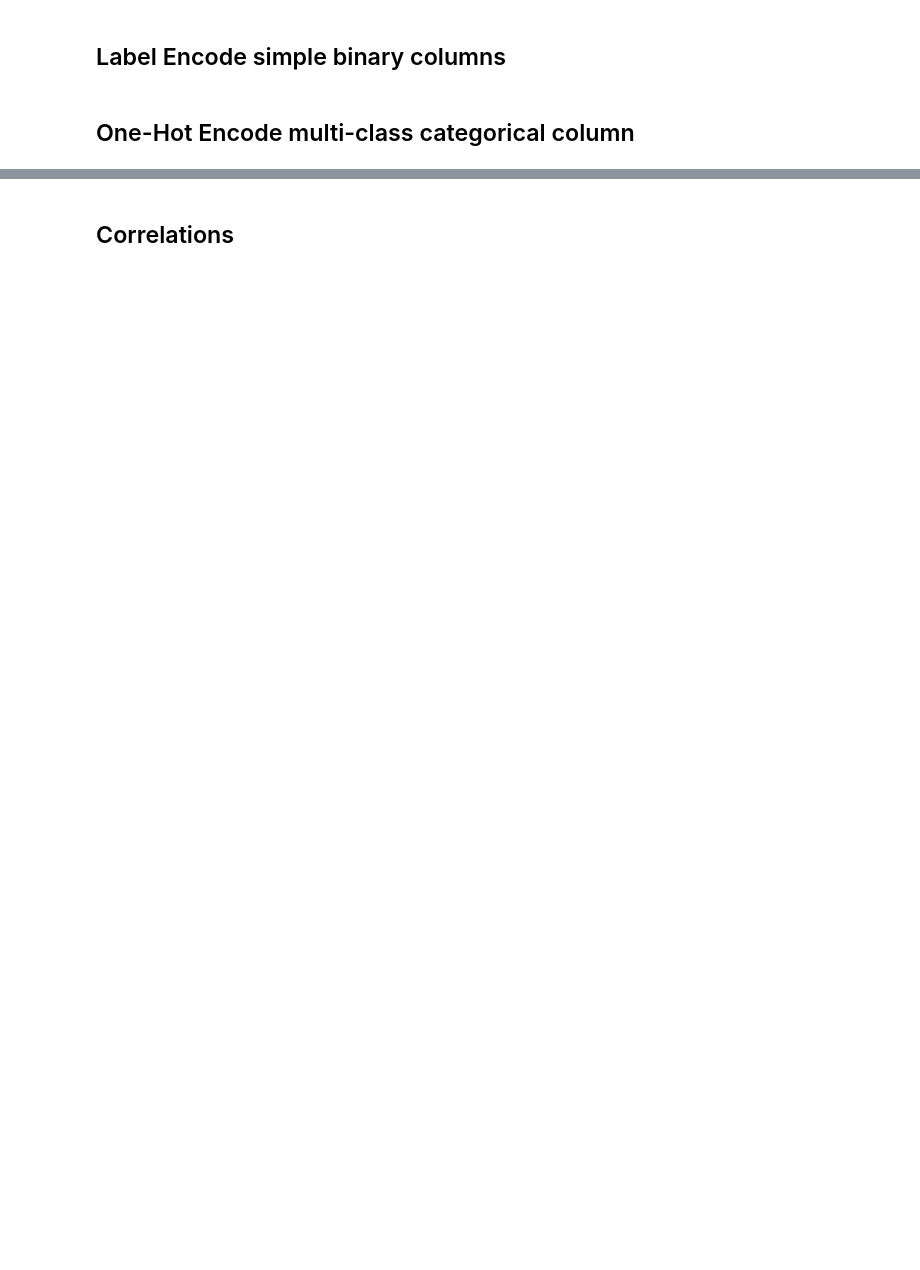
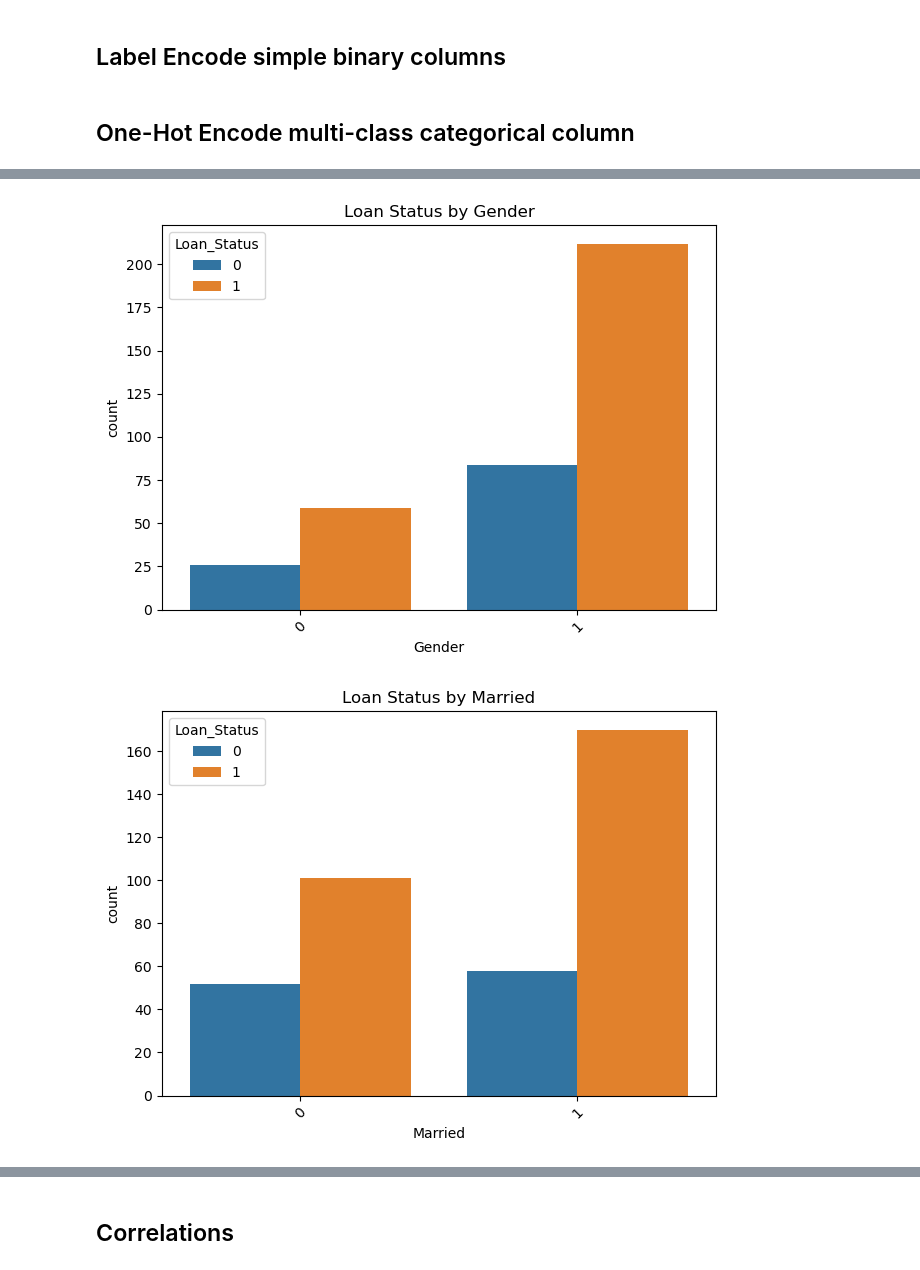
Before and after one commit to Shreevarthini/Loan-prediction, a Jupyter notebook: notebooks/data_exploration.ipynb, the cells around one changed output, grey strips where cells are left out. Cells and saved outputs as stored; diff of their text form; code cells hidden in the pictures; blank space fills up the shorter version.

```diff
--- a/notebooks/data_exploration.ipynb
+++ b/notebooks/data_exploration.ipynb
@@ -190,0 +198,12 @@ dtype: int64
+# %%
+categorical_features = ['Gender', 'Married', 'Education', 'Self_Employed', 'Property_Area_Urban', 'Property_Area_Semiurban']
+
+for col in categorical_features:
+    sns.countplot(x=col, hue='Loan_Status', data=ds)
+    plt.title(f"Loan Status by {col}")
+    plt.xticks(rotation=45)
+    plt.tight_layout()
+    plt.show()
+# %% [output]
+[figure, added]
+[figure, added]
```
Also changed, not shown: parts of 31 cells of this notebook, 3 other files.
